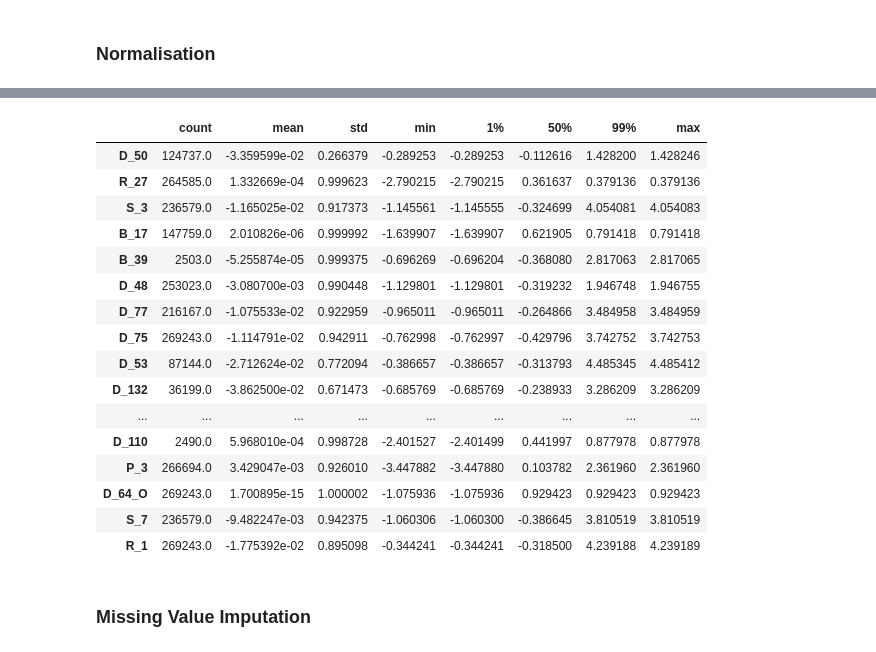
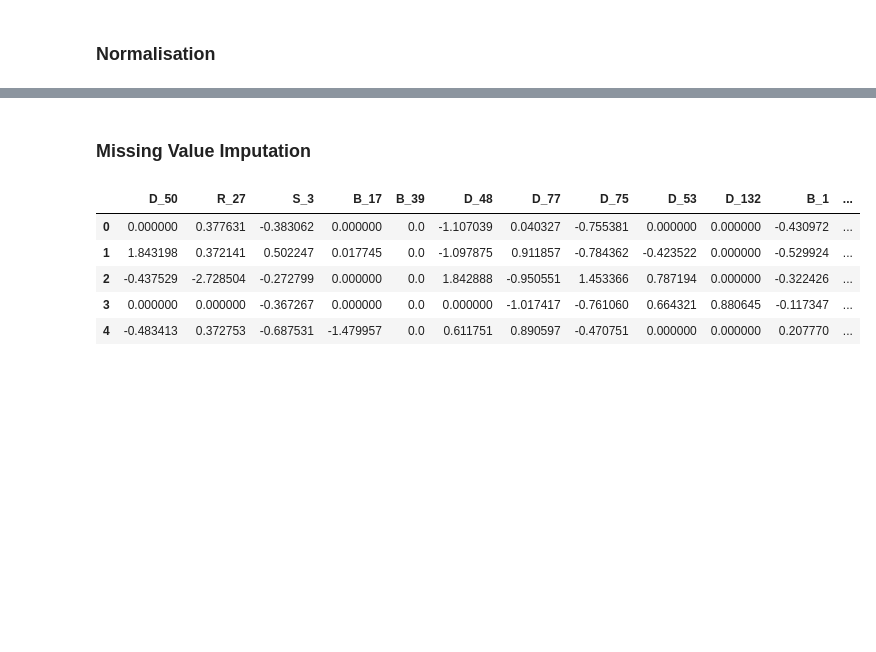
Before and after one commit to Shritej24c/Credit-Default-Pred, a Jupyter notebook: XGB.ipynb, the cells around one changed output, grey strips where cells are left out. Saved outputs shown, nothing was run; the diff lists cells and outputs as text; code cells hidden in the pictures; blank space fills up the shorter version.

```diff
--- a/XGB.ipynb
+++ b/XGB.ipynb
@@ -564,38 +597,15 @@ Name: 0.99, dtype: float64
-# %%
-for i in xtrain_n_df.columns:
-    xtrain_n_df[i] = np.where(xtrain_n_df[i] > xtrain_n_df[i].quantile(0.99), xtrain_n_df[i].quantile(0.99), xtrain_n_df[i] )
-    xtrain_n_df[i] = np.where(xtrain_n_df[i] < xtrain_n_df[i].quantile(0.01), xtrain_n_df[i].quantile(0.01), xtrain_n_df[i] )
-
-for i in xtest1_n_df.columns:
-    xtest1_n_df[i] = np.where(xtest1_n_df[i] > xtest1_n_df[i].quantile(0.99), xtest1_n_df[i].quantile(0.99), xtest1_n_df[i] )
-    xtest1_n_df[i] = np.where(xtest1_n_df[i] < xtest1_n_df[i].quantile(0.01), xtest1_n_df[i].quantile(0.01), xtest1_n_df[i] )
-
-for i in xtest2_n_df.columns:
-    xtest2_n_df[i] = np.where(xtest2_n_df[i] > xtest2_n_df[i].quantile(0.99), xtest2_n_df[i].quantile(0.99), xtest2_n_df[i] )
-    xtest2_n_df[i] = np.where(xtest2_n_df[i] < xtest2_n_df[i].quantile(0.01), xtest2_n_df[i].quantile(0.01), xtest2_n_df[i] )
-# %%
-xtrain_n_df.describe(percentiles = [.01, .99]).T
-# %% [output]
-|  | count | mean | std | min | 1% | 50% | 99% | max |
-| D_50 | 124737.0 | -3.359599e-02 | 0.266379 | -0.289253 | -0.289253 | -0.112616 | 1.428200 | 1.428246 |
-| R_27 | 264585.0 | 1.332669e-04 | 0.999623 | -2.790215 | -2.790215 | 0.361637 | 0.379136 | 0.379136 |
-| S_3 | 236579.0 | -1.165025e-02 | 0.917373 | -1.145561 | -1.145555 | -0.324699 | 4.054081 | 4.054083 |
-| B_17 | 147759.0 | 2.010826e-06 | 0.999992 | -1.639907 | -1.639907 | 0.621905 | 0.791418 | 0.791418 |
-| B_39 | 2503.0 | -5.255874e-05 | 0.999375 | -0.696269 | -0.696204 | -0.368080 | 2.817063 | 2.817065 |
-| D_48 | 253023.0 | -3.080700e-03 | 0.990448 | -1.129801 | -1.129801 | -0.319232 | 1.946748 | 1.946755 |
-| D_77 | 216167.0 | -1.075533e-02 | 0.922959 | -0.965011 | -0.965011 | -0.264866 | 3.484958 | 3.484959 |
-| D_75 | 269243.0 | -1.114791e-02 | 0.942911 | -0.762998 | -0.762997 | -0.429796 | 3.742752 | 3.742753 |
-| D_53 | 87144.0 | -2.712624e-02 | 0.772094 | -0.386657 | -0.386657 | -0.313793 | 4.485345 | 4.485412 |
-| D_132 | 36199.0 | -3.862500e-02 | 0.671473 | -0.685769 | -0.685769 | -0.238933 | 3.286209 | 3.286209 |
-| ... | ... | ... | ... | ... | ... | ... | ... | ... |
-| D_110 | 2490.0 | 5.968010e-04 | 0.998728 | -2.401527 | -2.401499 | 0.441997 | 0.877978 | 0.877978 |
-| P_3 | 266694.0 | 3.429047e-03 | 0.926010 | -3.447882 | -3.447880 | 0.103782 | 2.361960 | 2.361960 |
-| D_64_O | 269243.0 | 1.700895e-15 | 1.000002 | -1.075936 | -1.075936 | 0.929423 | 0.929423 | 0.929423 |
-| S_7 | 236579.0 | -9.482247e-03 | 0.942375 | -1.060306 | -1.060300 | -0.386645 | 3.810519 | 3.810519 |
-| R_1 | 269243.0 | -1.775392e-02 | 0.895098 | -0.344241 | -0.344241 | -0.318500 | 4.239188 | 4.239189 |
 # %% [markdown]
 ### Missing Value Imputation
 # %%
 xtrain_n_df.fillna(0,inplace=True)
 xtest1_n_df.fillna(0,inplace=True)
 xtest2_n_df.fillna(0,inplace=True)
+# %%
+xtest2_n_df.head()
+# %% [output]
+|  | D_50 | R_27 | S_3 | B_17 | B_39 | D_48 | D_77 | D_75 | D_53 | D_132 | B_1 | ... |
+| 0 | 0.000000 | 0.377631 | -0.383062 | 0.000000 | 0.0 | -1.107039 | 0.040327 | -0.755381 | 0.000000 | 0.000000 | -0.430972 | ... |
+| 1 | 1.843198 | 0.372141 | 0.502247 | 0.017745 | 0.0 | -1.097875 | 0.911857 | -0.784362 | -0.423522 | 0.000000 | -0.529924 | ... |
+| 2 | -0.437529 | -2.728504 | -0.272799 | 0.000000 | 0.0 | 1.842888 | -0.950551 | 1.453366 | 0.787194 | 0.000000 | -0.322426 | ... |
+| 3 | 0.000000 | 0.000000 | -0.367267 | 0.000000 | 0.0 | 0.000000 | -1.017417 | -0.761060 | 0.664321 | 0.880645 | -0.117347 | ... |
+| 4 | -0.483413 | 0.372753 | -0.687531 | -1.479957 | 0.0 | 0.611751 | 0.890597 | -0.470751 | 0.000000 | 0.000000 | 0.207770 | ... |
```
Also changed, not shown: parts of 37 cells of this notebook.
